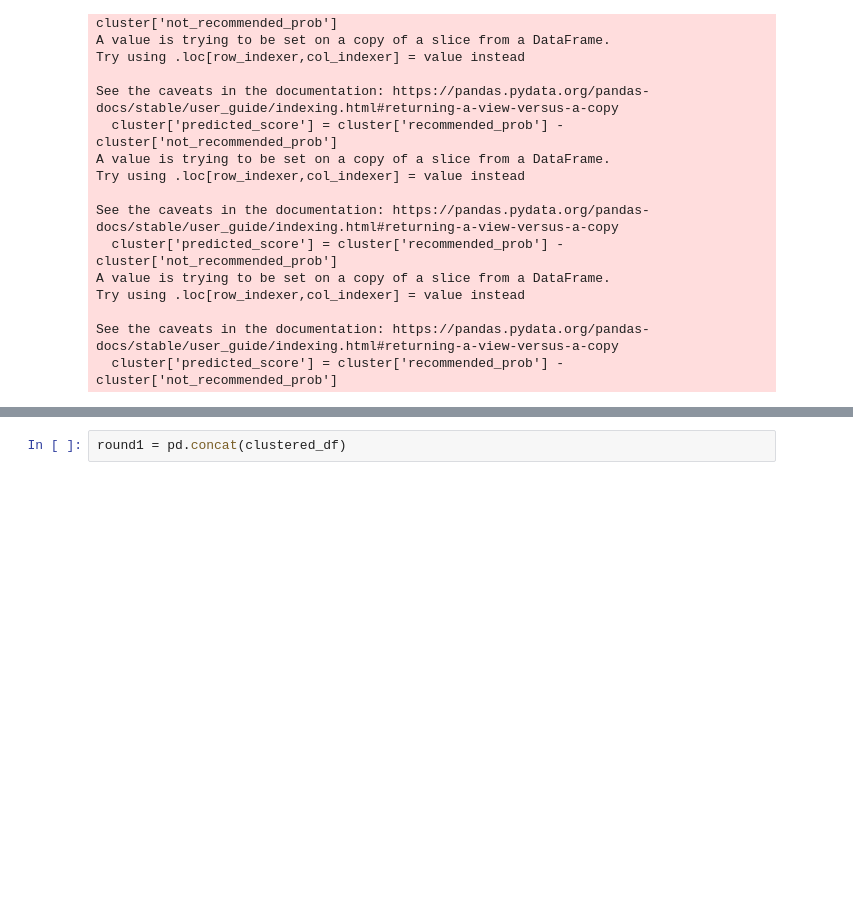
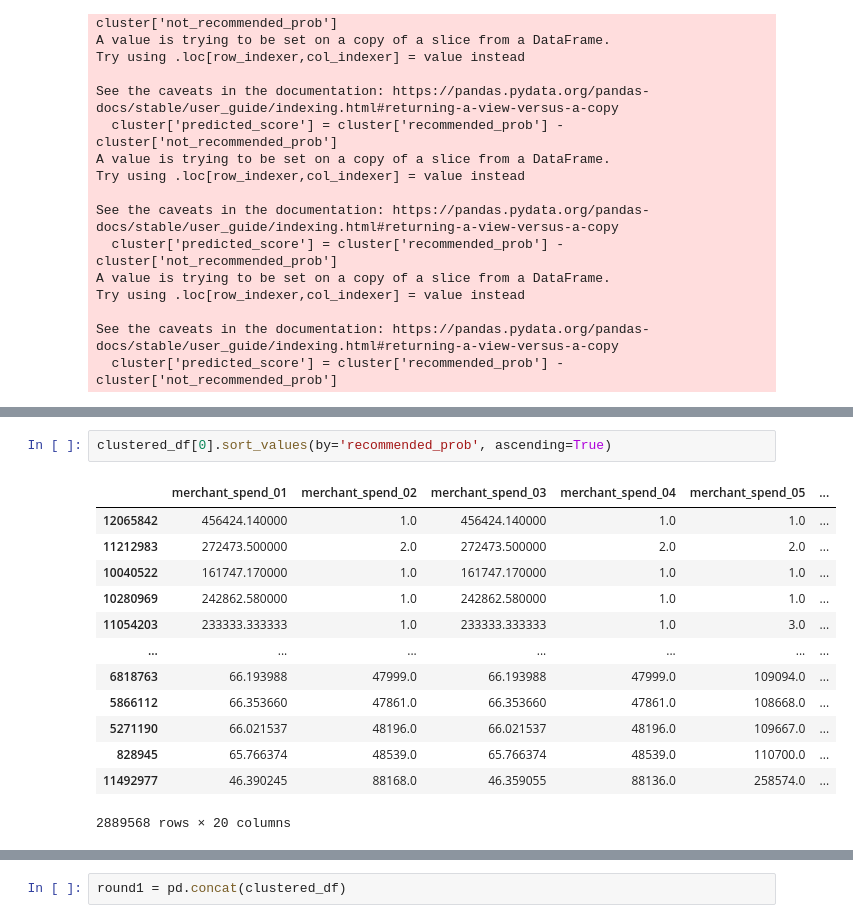
Before and after one commit to ItsEyan/Amex-Hackathon, a Jupyter notebook: eval.ipynb, the cells around one changed output, grey strips where cells are left out. Cells and saved outputs as stored; diff of their text form; blank space fills up the shorter version.

```diff
--- a/eval.ipynb
+++ b/eval.ipynb
@@ -248,3 +254,19 @@ clustered_df[2]
+# %%
+clustered_df[0].sort_values(by='recommended_prob', ascending=True)
+# %% [output]
+|  | merchant_spend_01 | merchant_spend_02 | merchant_spend_03 | merchant_spend_04 | merchant_spend_05 | ... |
+| 12065842 | 456424.140000 | 1.0 | 456424.140000 | 1.0 | 1.0 | ... |
+| 11212983 | 272473.500000 | 2.0 | 272473.500000 | 2.0 | 2.0 | ... |
+| 10040522 | 161747.170000 | 1.0 | 161747.170000 | 1.0 | 1.0 | ... |
+| 10280969 | 242862.580000 | 1.0 | 242862.580000 | 1.0 | 1.0 | ... |
+| 11054203 | 233333.333333 | 1.0 | 233333.333333 | 1.0 | 3.0 | ... |
+| ... | ... | ... | ... | ... | ... | ... |
+| 6818763 | 66.193988 | 47999.0 | 66.193988 | 47999.0 | 109094.0 | ... |
+| 5866112 | 66.353660 | 47861.0 | 66.353660 | 47861.0 | 108668.0 | ... |
+| 5271190 | 66.021537 | 48196.0 | 66.021537 | 48196.0 | 109667.0 | ... |
+| 828945 | 65.766374 | 48539.0 | 65.766374 | 48539.0 | 110700.0 | ... |
+| 11492977 | 46.390245 | 88168.0 | 46.359055 | 88136.0 | 258574.0 | ... |
+2889568 rows × 20 columns
 # %%
 clustered_df[2]['predicted_score'].nunique()
 # %% [output]
```
Also changed, not shown: parts of 6 cells of this notebook.
